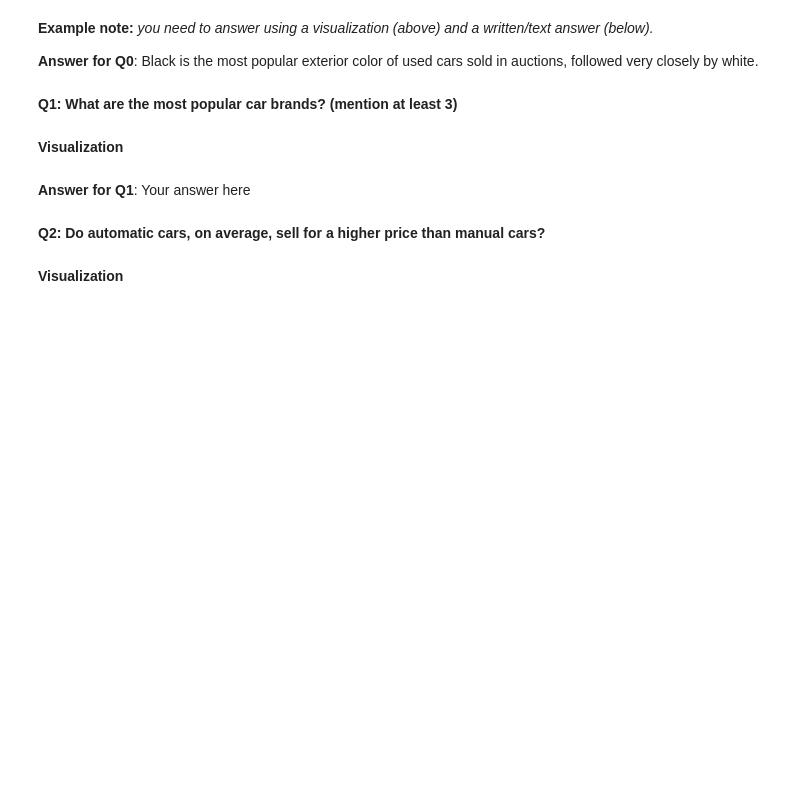
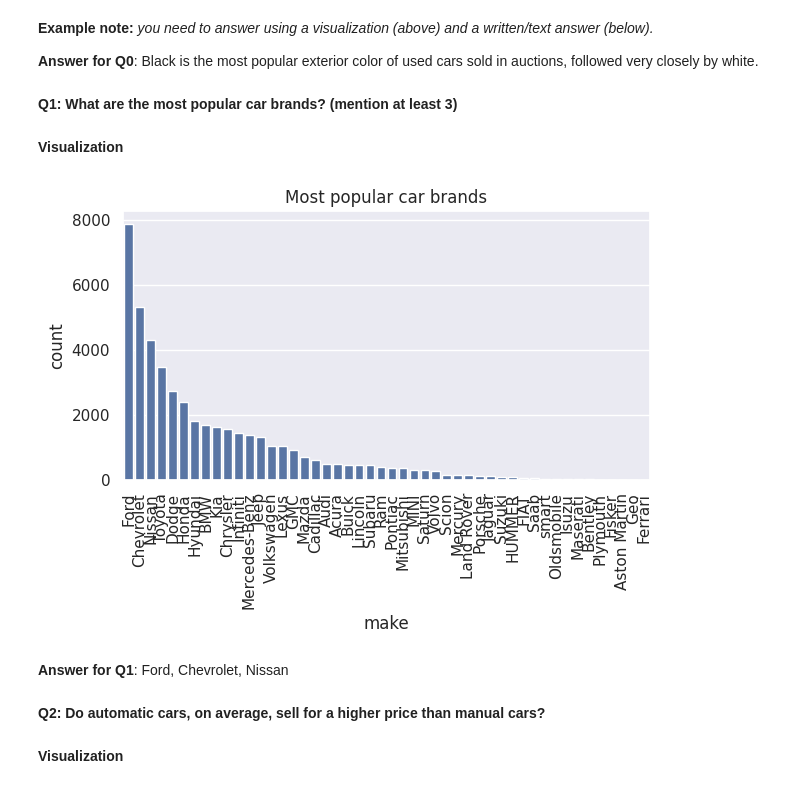
Before and after one commit to abdelrahman-walid/yougotsoftwared, a Jupyter notebook: Regression_Mini-Project.ipynb, the cells around one changed output. Drawn from its saved outputs; the diff is of its cells as text; code cells hidden in the pictures; blank space fills up the shorter version.

```diff
--- a/Regression_Mini-Project.ipynb
+++ b/Regression_Mini-Project.ipynb
@@ -76,3 +128,20 @@ Perform data inspection tasks here (recommended for data understanding).
 ## Data Pre-Processing & Cleaning
 
 _Apply any data preprocessing and/or feature engineering below. Show/output the changes to the dataset._
+# %%
+# dealing with numeric coloumns
+df['sellingprice'] = df['sellingprice'].replace('[\$,]', '', regex=True)
+df['sellingprice'] = pd.to_numeric(df['sellingprice'], errors='coerce')
+df = df.dropna(subset=['sellingprice'])
+mean_prices = df.groupby('transmission')['sellingprice'].mean()
+df['odometer'] = df['odometer'].replace('[\.mi,]', '', regex=True)
+df['odometer'] = pd.to_numeric(df['odometer'], errors='coerce')
+# %%
+# normalizing other coloumns
+df['make'] = df['make'].str.lower().str.strip()
+df['model'] = df['model'].str.lower().str.strip()
+df['transmission'] = df['transmission'].str.lower().str.strip()
+df['body'] = df['body'].str.lower().str.strip()
+df['color'] = df['color'].str.lower().str.strip()
+df['interior'] = df['interior'].str.lower().str.strip()
+df['seller'] = df['seller'].str.lower().str.strip()
@@ -105,8 +200,15 @@ plt.tight_layout()
 **Q1: What are the most popular car brands? (mention at least 3)**
 # %% [markdown]
 **Visualization**
+# %%
+large_to_small = df.groupby('make').size().sort_values(ascending=False)
+sns.countplot(x='make', data=df, order=large_to_small.index).set(title='Most popular car brands')
+plt.xticks(rotation=90)
+plt.tight_layout()
+# %% [output]
+[figure, added]
 # %% [markdown]
-**Answer for Q1**: Your answer here
+**Answer for Q1**: Ford, Chevrolet, Nissan
 # %% [markdown]
 **Q2: Do automatic cars, on average, sell for a higher price than manual cars?**
 # %% [markdown]
```
Also changed, not shown: parts of 11 cells of this notebook.
